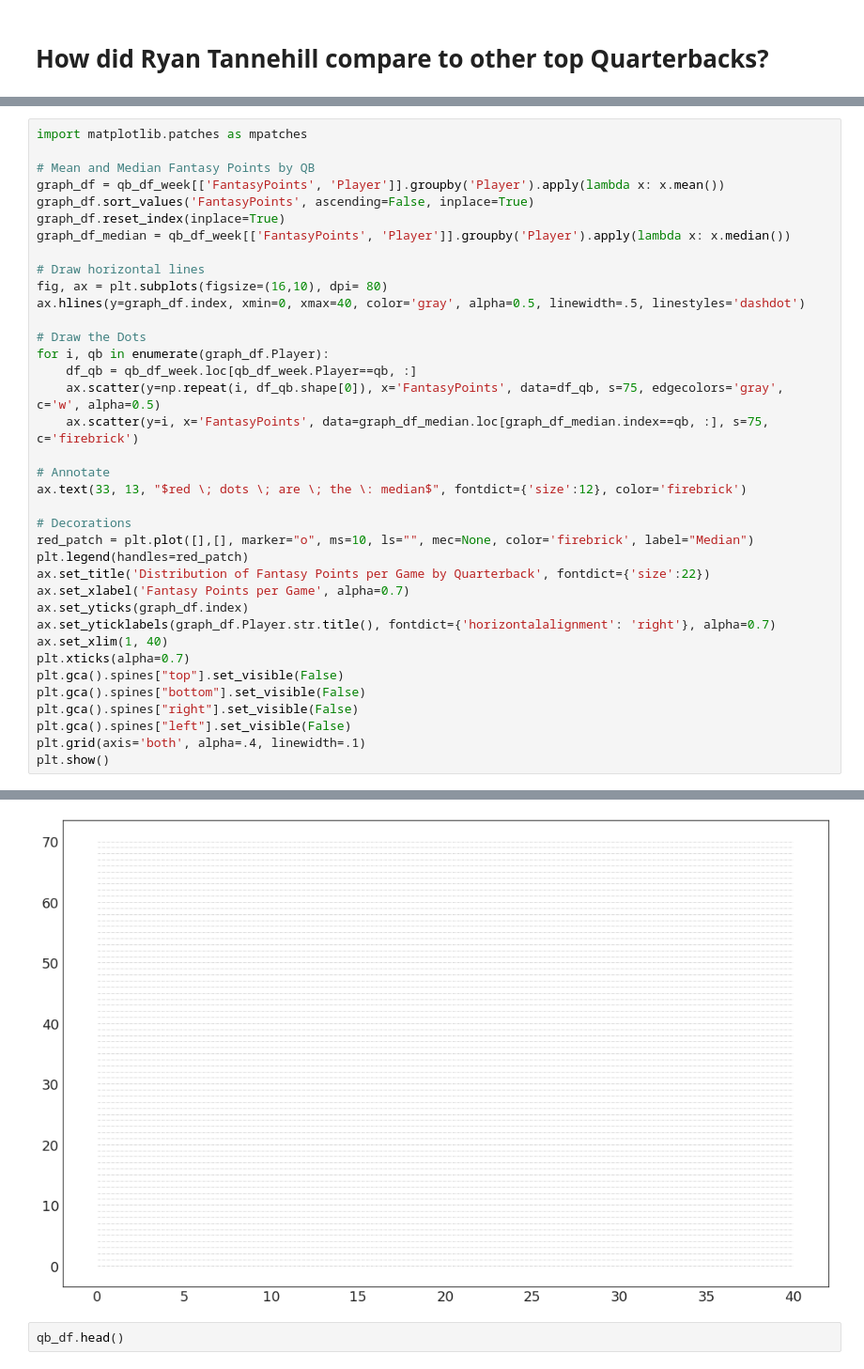
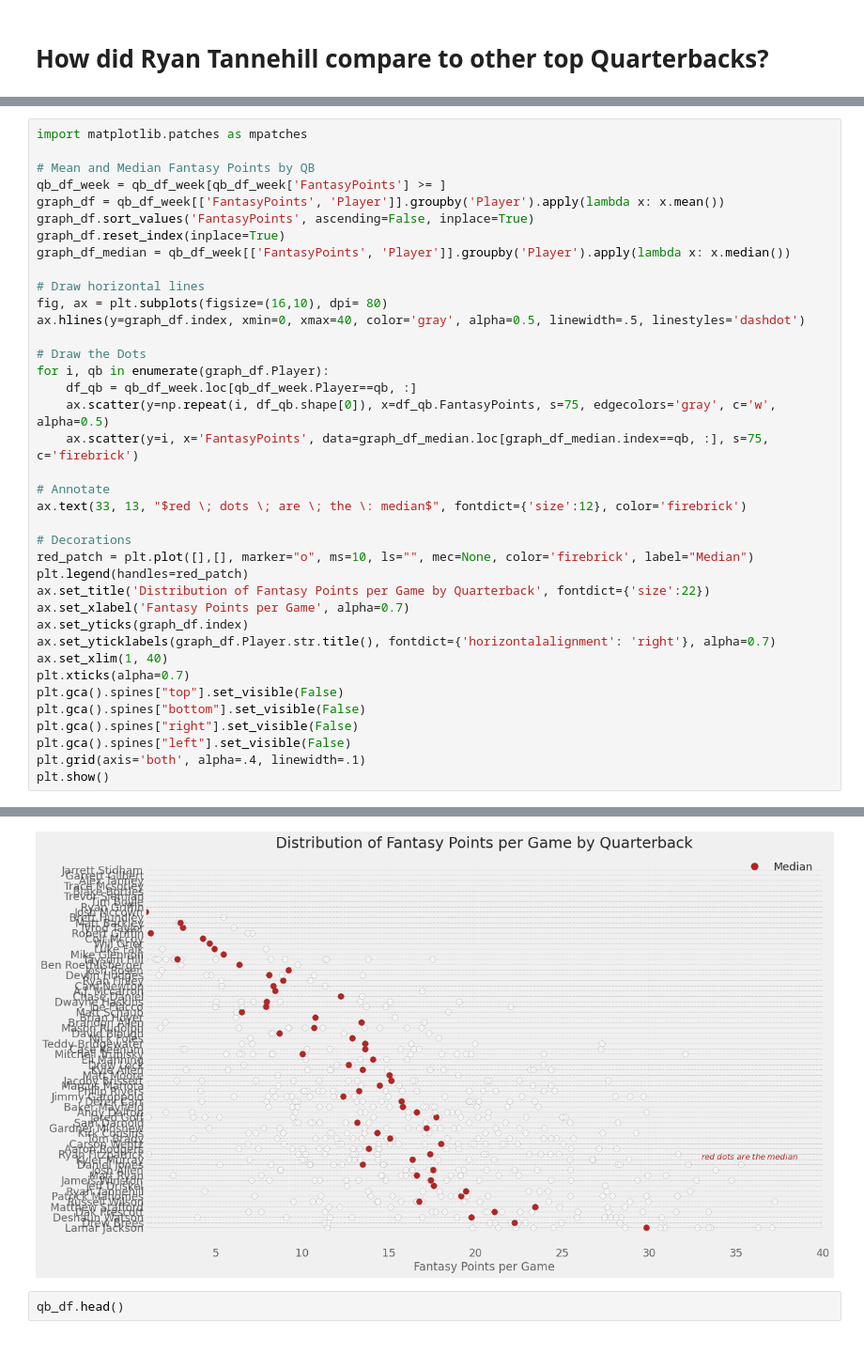
Before and after one commit to piercepatrick/Fantasy-Football-Analysis, a Jupyter notebook: Tannehilll_Analysis.ipynb, the cells around one changed output, grey strips where cells are left out. Shown at 94% size. Drawn from its saved outputs; the diff is of its cells as text.

```diff
--- a/Tannehilll_Analysis.ipynb
+++ b/Tannehilll_Analysis.ipynb
@@ -187,6 +178,7 @@ qb_df_week.head()
 import matplotlib.patches as mpatches
 
 # Mean and Median Fantasy Points by QB
+qb_df_week = qb_df_week[qb_df_week['FantasyPoints'] >= ]
 graph_df = qb_df_week[['FantasyPoints', 'Player']].groupby('Player').apply(lambda x: x.mean())
 graph_df.sort_values('FantasyPoints', ascending=False, inplace=True)
 graph_df.reset_index(inplace=True)
@@ -199,7 +191,7 @@ ax.hlines(y=graph_df.index, xmin=0, xmax=40, color='gray', alpha=0.5, linewidth=
 # Draw the Dots
 for i, qb in enumerate(graph_df.Player):
     df_qb = qb_df_week.loc[qb_df_week.Player==qb, :]
-    ax.scatter(y=np.repeat(i, df_qb.shape[0]), x='FantasyPoints', data=df_qb, s=75, edgecolors='gray', c='w', alpha=0.5)
+    ax.scatter(y=np.repeat(i, df_qb.shape[0]), x=df_qb.FantasyPoints, s=75, edgecolors='gray', c='w', alpha=0.5)
     ax.scatter(y=i, x='FantasyPoints', data=graph_df_median.loc[graph_df_median.index==qb, :], s=75, c='firebrick')
 
 # Annotate
@@ -225,4 +216,4 @@ ValueError: ignored
-[figure, old version]
+[figure, new version]
 # %%
 qb_df.head()
 # %%
```
Also changed, not shown: parts of 6 cells of this notebook.
